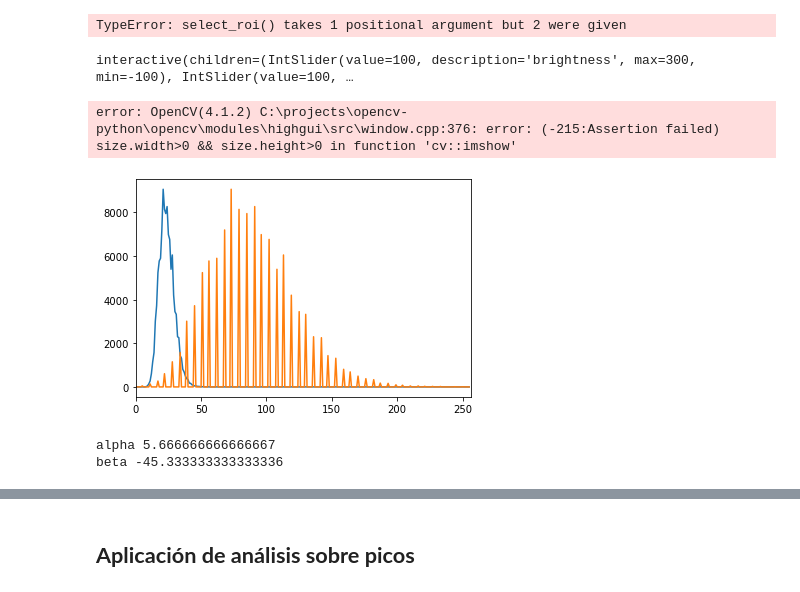
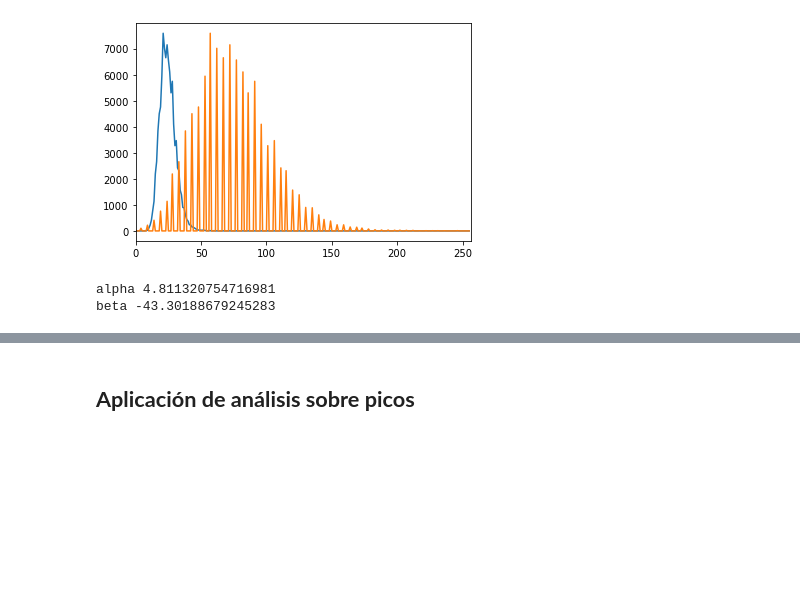
Before and after one commit to CardiAP/DesktopApp, a Jupyter notebook: Sparks_analysis.ipynb, the cells around one changed output, grey strips where cells are left out. Saved outputs shown, nothing was run; the diff lists cells and outputs as text; code cells hidden in the pictures; blank space fills up the shorter version.

Commit message:
update class spark

```diff
--- a/Sparks_analysis.ipynb
+++ b/Sparks_analysis.ipynb
@@ -3,6 +3,6 @@
 # %%
 path = 'C:/Users/Leand/OneDrive/Documentos/Lean/Analizador_imagenes_calcio/Imagenes_confocal/Rata/C071112/'
-photo_name = 'c3ack008'
+photo_name = 'c3ack009'
 x_calibracion = 4.5
 
 import numpy as np                # funciones numéricas (arrays, matrices, etc.)
@@ -137,61 +135,44 @@ sparks = sparks_analysis ('C:/Users/Leand/OneDrive/Documentos/Lean/Analizador_im
-# %%
-if __name__ == '__main__' :
-
-    imag = cv2.imread(path + photo_name + ".tif")    # Read image
-
-    if imag is None:
-        print("Check file path")
-    else:
-        r = sparks.select_roi (imag) # Select ROI
-        imCrop = spark.crop_image (imag, r)    # Crop image
-        spark.display_image ('Image' , imCrop)    # Display cropped image
-# %% [output]
-TypeError: select_roi() takes 1 positional argument but 2 were given
-# %%
-from __future__ import print_function
-import ipywidgets as widgets
-from ipywidgets import interact, interactive, fixed, interact_manual
-from IPython.display import display
-
-img_bc = interactive(f, brightness=100, contrast=100)   #display brightness and contrast
-display (img_bc)
-# %% [output]
-interactive(children=(IntSlider(value=100, description='brightness', max=300, min=-100), IntSlider(value=100, …
-# %%
-im = rotation (imCrop, 90)    # rotate image
-display_image ('Image' , im)    # Display cropped image
-# %% [output]
-error: OpenCV(4.1.2) C:\projects\opencv-python\opencv\modules\highgui\src\window.cpp:376: error: (-215:Assertion failed) size.width>0 && size.height>0 in function 'cv::imshow'
-# %%
-image = cv2.imread(path + photo_name + ".tif")
-auto_result, alpha, beta = automatic_brightness_and_contrast(imCrop)
-print('alpha', alpha)
-print('beta', beta)
-cv2.imshow('auto_result', auto_result)
-# cv2.imwrite('auto_result.png', auto_result)
-cv2.imshow('image', imCrop)
-cv2.waitKey()
-cv2.destroyAllWindows()
-# %% [output]
-[figure, removed]
-alpha 5.666666666666667
-beta -45.333333333333336
 # %%
-dilate = filtration (auto_result)[0]
-original = filtration (auto_result)[1]
+if __name__ == '__main__' :
 
-cnts = find_contourns (dilate)    # Find contours
+    imag = cv2.imread(path + photo_name + ".tif")    # Read image
+
+    if imag is None:
+        print("Check file path")
+    else:
+        r = sparks_analysis.select_roi (imag) # Select ROI
+        imCrop = sparks_analysis.crop_image (imag, r)    # Crop image
+        sparks_analysis.display_image ('Image' , imCrop)    # Display cropped image
+
+image = cv2.imread(path + photo_name + ".tif")
+auto_result, alpha, beta = sparks_analysis.automatic_brightness_and_contrast(imCrop)
+print('alpha', alpha)
+print('beta', beta)
+cv2.imshow('auto_result', auto_result)
+# cv2.imwrite('auto_result.png', auto_result)
+cv2.imshow('image', imCrop)
+cv2.waitKey()
+cv2.destroyAllWindows()
+
+dilate = sparks_analysis.filtration (auto_result)[0]
+original = sparks_analysis.filtration (auto_result)[1]
+
+cnts = sparks_analysis.find_contourns (dilate)    # Find contours
 
 # Iterate thorugh contours and filter for ROI
 list_img_col = []
 track_number = 0
 for c in cnts:
-    img_col_mean = track_contours (c, auto_result, track_number) [0]
+    img_col_mean = sparks_analysis.track_contours (c, auto_result, track_number) [0]
     track_number +=1
     list_img_col.append (img_col_mean)
 #     plot_histogram (img_col_mean, nombre_foto, "time", "Intensity")    #gráfico de histograma
 
 #     cv2.imwrite("ROI_{}.png".format(track_number), ROI)
 #     track_number += 1
 
-display_image ('image' , auto_result)
+sparks_analysis.display_image ('image' , auto_result)
+# %% [output]
+[figure, added]
+alpha 4.811320754716981
+beta -43.30188679245283
```
Also changed, not shown: parts of 11 cells of this notebook.
